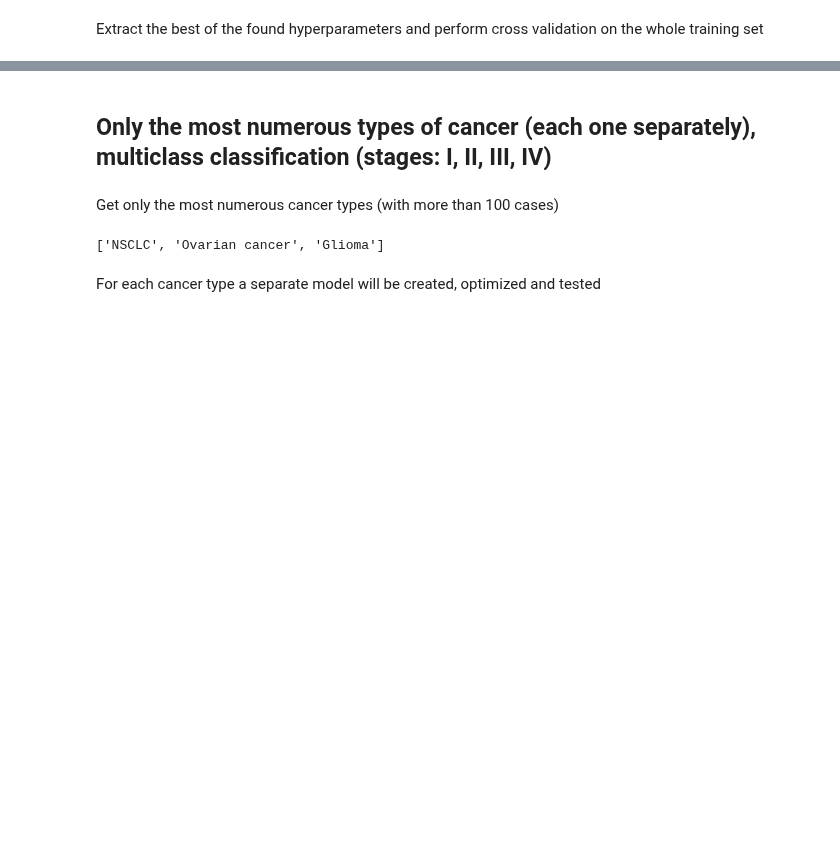
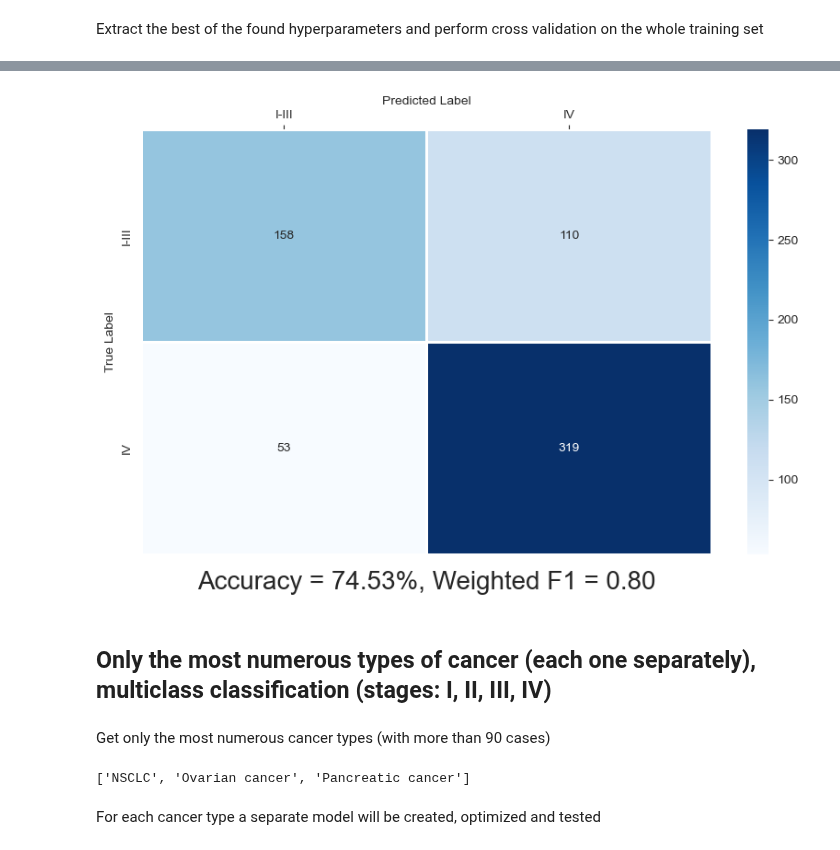
Before and after one commit to CyperStone/cancer-stage-prediction, a Jupyter notebook: notebooks/baseline_models.ipynb, the cells around one changed output, grey strips where cells are left out. Drawn from its saved outputs; the diff is of its cells as text; code cells hidden in the pictures; blank space fills up the shorter version.

```diff
--- a/notebooks/baseline_models.ipynb
+++ b/notebooks/baseline_models.ipynb
@@ -339,11 +339,7 @@ accuracy = accuracy_score(y_true, y_pred.astype(int))
 f1 = f1_score(y_true, y_pred.astype(int))
 cm = confusion_matrix(y_true, y_pred.astype(int))
 
-title_dict = {
-    'text': f'Accuracy = {accuracy*100:.2f}, F1 = {f1:.2f}',
-    'x': 0.5,
-    'y': 0.05
-}
+title = f'Accuracy = {accuracy*100:.2f}%, Weighted F1 = {f1:.2f}'
 
-plot_confusion_matrix(cm, labels, title_dict)
+plot_confusion_matrix(cm, labels, title)
 # %% [output]
@@ -351,3 +346,4 @@ plot_confusion_matrix(cm, labels, title_dict)
+[figure, added]
 # %% [markdown]
 ## Only the most numerous types of cancer (each one separately), multiclass classification (stages: I, II, III, IV)
 # %%
@@ -366,13 +362,13 @@ xgb_config = {
 
 scoring_func = partial(f1_score, average='weighted')
 # %% [markdown]
-Get only the most numerous cancer types (with more than 100 cases)
+Get only the most numerous cancer types (with more than 90 cases)
 # %%
 cancer_type_counts = train['Group'].value_counts()
-numerous_cancer_types = cancer_type_counts[cancer_type_counts > 100].index.tolist()
+numerous_cancer_types = cancer_type_counts[cancer_type_counts > 90].index.tolist()
 numerous_cancer_types
 # %% [output]
-['NSCLC', 'Ovarian cancer', 'Glioma']
+['NSCLC', 'Ovarian cancer', 'Pancreatic cancer']
 # %% [markdown]
 For each cancer type a separate model will be created, optimized and tested
 # %% [markdown]
```
Also changed, not shown: parts of 43 cells of this notebook.
